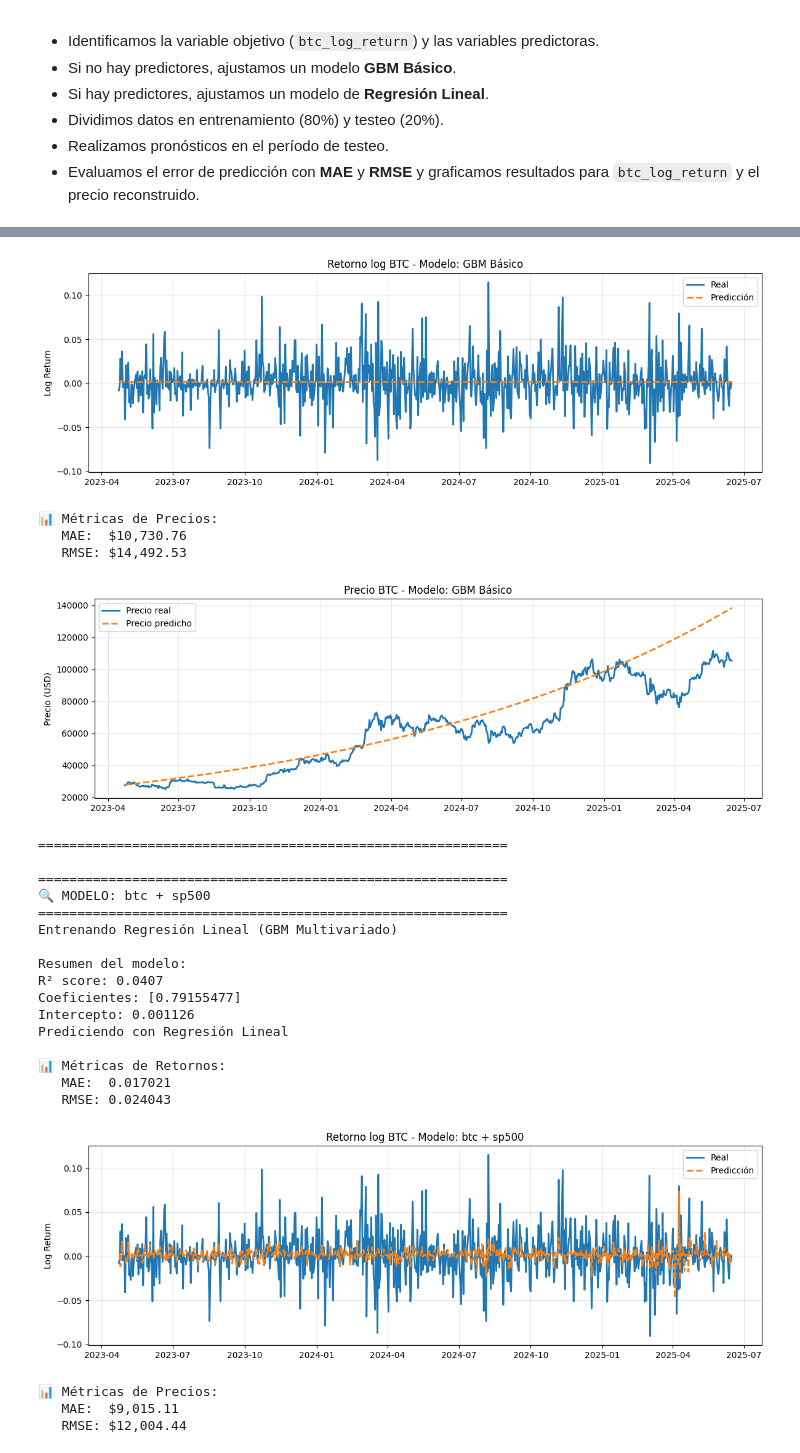
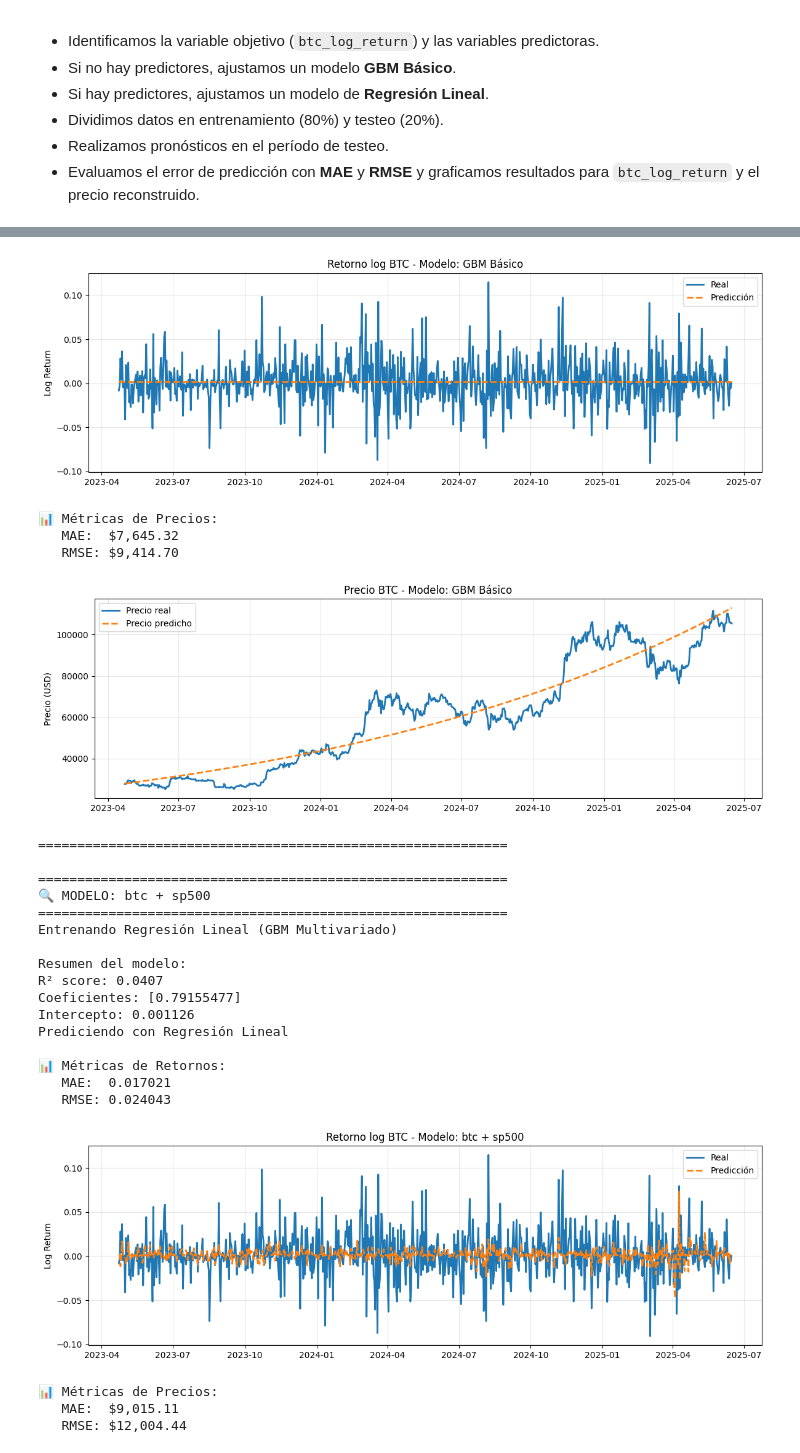
Before and after one commit to claudiobarril/tp_ast1_19co2024, a Jupyter notebook: notebooks/4_train_model_gbm.ipynb, the cells around one changed output, grey strips where cells are left out. Saved outputs shown, nothing was run; the diff lists cells and outputs as text; code cells hidden in the pictures.

Commit message:
gbm optuna

```diff
--- a/notebooks/4_train_model_gbm.ipynb
+++ b/notebooks/4_train_model_gbm.ipynb
@@ -38,11 +38,13 @@ import numpy as np
 import pandas as pd
 import matplotlib.pyplot as plt
 import warnings
+import optuna
 
 from sklearn.linear_model import LinearRegression
 from sklearn.metrics import mean_squared_error, mean_absolute_error
 
 warnings.filterwarnings("ignore")
+optuna.logging.set_verbosity(optuna.logging.WARNING)
 # %%
 endogenous = {"btc_log_return","btc_rsi","sp500_log_return","gold_log_return",
         "dxy_log_return","eth_log_return","trend_diff","trend"}
@@ -77,3 +79,27 @@ def load_window(df, target, predictors):
         X = None
 
     return Y, X
+# %%
+def calculate_gbm_parameters(returns, drift_adjustment=0.5):
+    """
+    Calcular parámetros μ y σ para Geometric Brownian Motion
+
+    Args:
+        returns: Serie de retornos logarítmicos
+        window_days: Ventana de días para calcular parámetros (None = todos los datos)
+        drift_adjustment: Factor de ajuste para la deriva (0.5 * variance por defecto)
+
+    Returns:
+        mu, sigma: Parámetros del GBM
+    """
+    returns_window = returns
+
+    # Calcular volatilidad (σ)
+    sigma = returns_window.std()
+
+    # Calcular deriva (μ) con ajuste por varianza
+    mean_return = returns_window.mean()
+    variance = returns_window.var()
+    mu = mean_return + drift_adjustment * variance
+
+    return mu, sigma
@@ -118,11 +208,16 @@ def eval_and_plot(model_dict, Y_te, X_te, btc_close, nombre):
         if model_dict['type'] == 'multivariate':
             print("Prediciendo con Regresión Lineal")
             predictions = model_dict['model'].predict(X_te)
+            predictions = pd.Series(predictions, index=Y_te.index)
+        elif model_dict['type'] == 'gbm_optimized':
+            print("Prediciendo con GBM Optimizado (Geometric Brownian Motion)")
+            # Usar la deriva optimizada como predicción constante
+            predictions = np.full(len(Y_te), model_dict['mu'])
+            predictions = pd.Series(predictions, index=Y_te.index)
         else:
             print("Prediciendo con GBM Básico")
             predictions = np.full(len(Y_te), model_dict['mu'])
-
-        predictions = pd.Series(predictions, index=Y_te.index)
+            predictions = pd.Series(predictions, index=Y_te.index)
 
     except Exception as e:
         print("❌ Error en forecasting:", e)
@@ -212,7 +307,10 @@ for nombre, vars_ in modelos.items():
     target, predictors = split_target_predictors(vars_)
     Y, X = load_window(df, target, predictors)
     Y_tr, Y_te, X_tr, X_te = split_train_test(Y, X, split=0.8)
-    model_dict = fit_model(Y_tr, X_tr)
+
+    # Usar optimización de Optuna solo para el modelo "GBM Básico"
+    optimize_gbm = (nombre == "GBM Básico")
+    model_dict = fit_model(Y_tr, X_tr, Y_test=Y_te, btc_close=df['btc_close'], optimize_gbm=optimize_gbm)
     resultado = eval_and_plot(model_dict, Y_te, X_te, df['btc_close'], nombre)
 
     if resultado:
@@ -237,8 +339,8 @@ Prediciendo con GBM Básico
 [figure]
 📊 Métricas de Precios:
-   MAE:  $10,730.76
-   RMSE: $14,492.53
+   MAE:  $7,645.32
+   RMSE: $9,414.70
-[figure, old version]
+[figure, new version]
 ============================================================
 
 ============================================================
```
Also changed, not shown: parts of 4 cells of this notebook.
